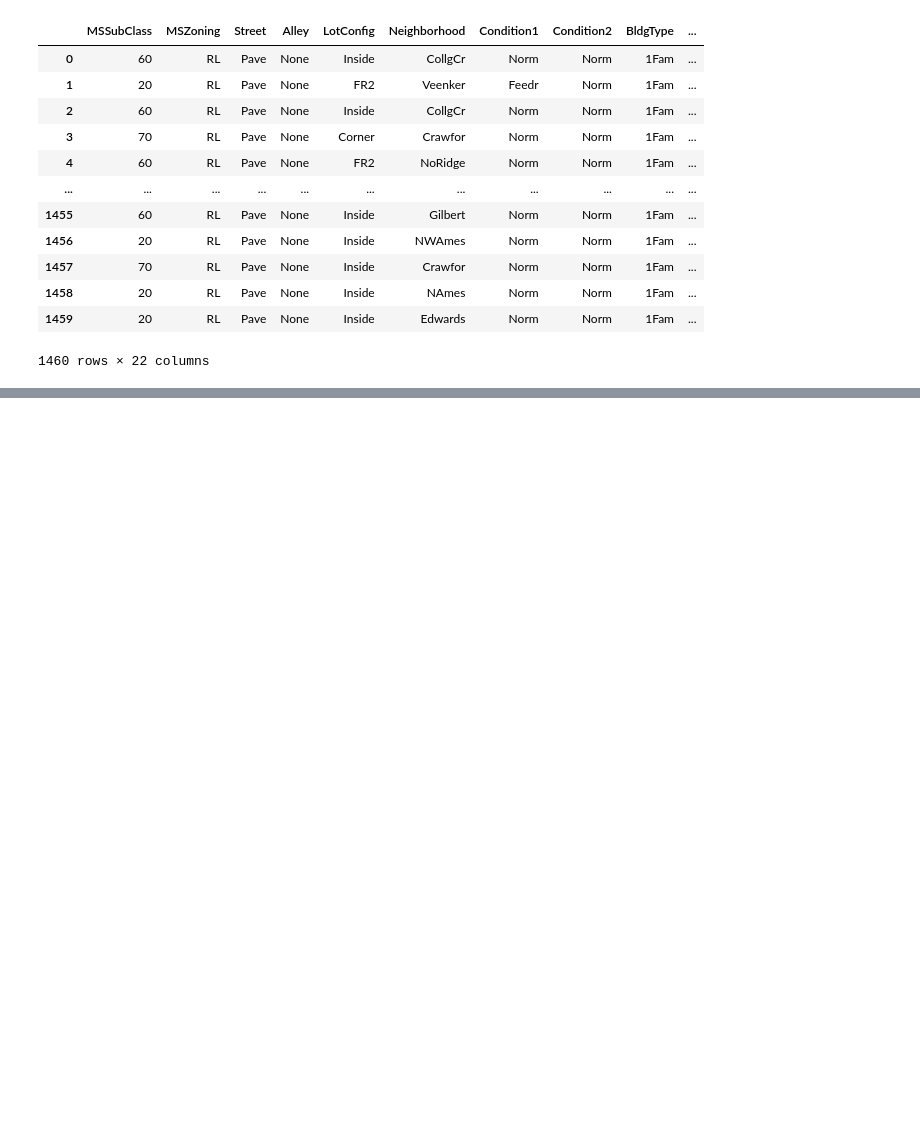
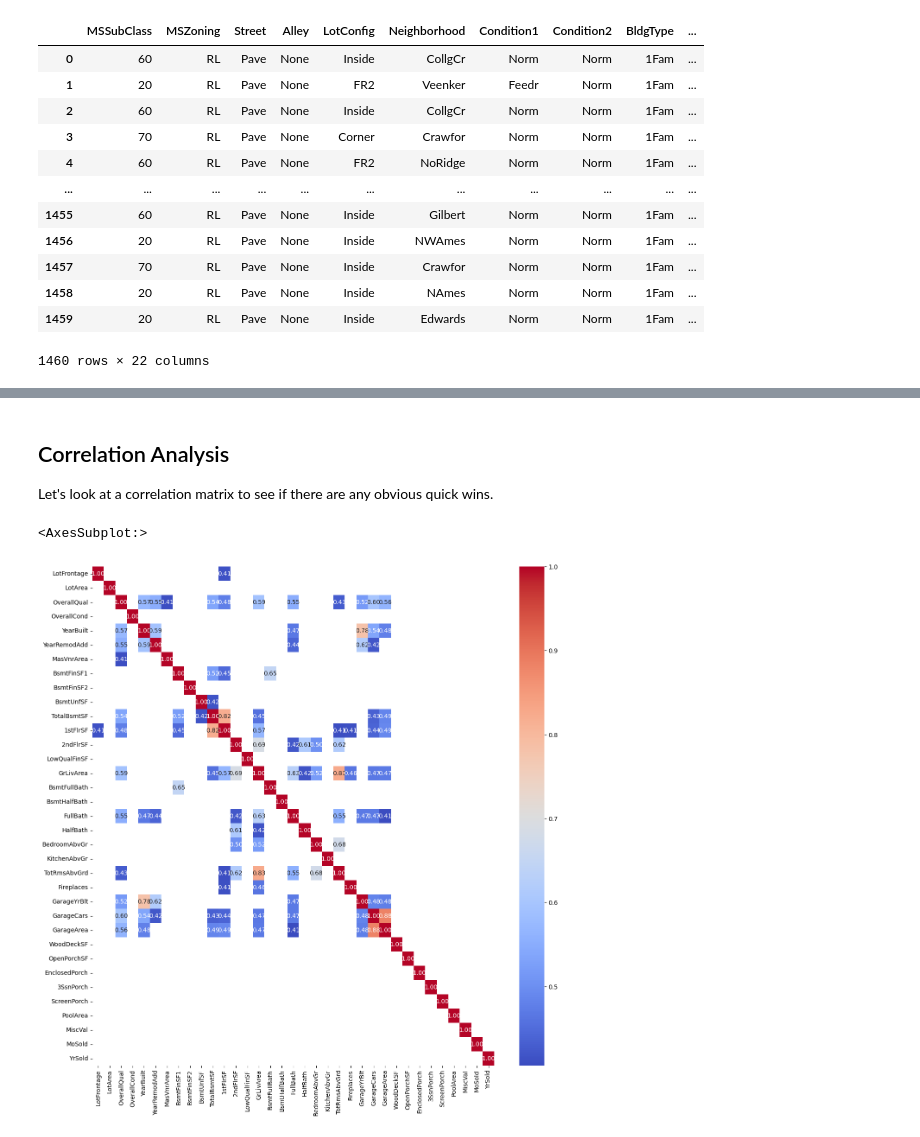
Before and after one commit to Bruncky/Complori, a Jupyter notebook: housing_ml.ipynb, the cells around one changed output, grey strips where cells are left out. Cells and saved outputs as stored; diff of their text form; code cells hidden in the pictures; blank space fills up the shorter version.

```diff
--- a/housing_ml.ipynb
+++ b/housing_ml.ipynb
@@ -325,0 +429,14 @@ Since we're going to start manipulating numerical data, it would be wise to remo
+# %% [markdown]
+## Correlation Analysis
+
+Let's look at a correlation matrix to see if there are any obvious quick wins.
+# %%
+plt.figure(figsize = (15, 15))
+
+correlation_threshold = 0.4
+correlation_matrix = data[numerical_columns].corr()[data[numerical_columns].corr() > correlation_threshold]
+
+sns.heatmap(correlation_matrix, annot = True, cmap = 'coolwarm', fmt = '.2f')
+# %% [output]
+<AxesSubplot:>
+[figure, added]
```
Also changed, not shown: parts of 49 cells of this notebook.
